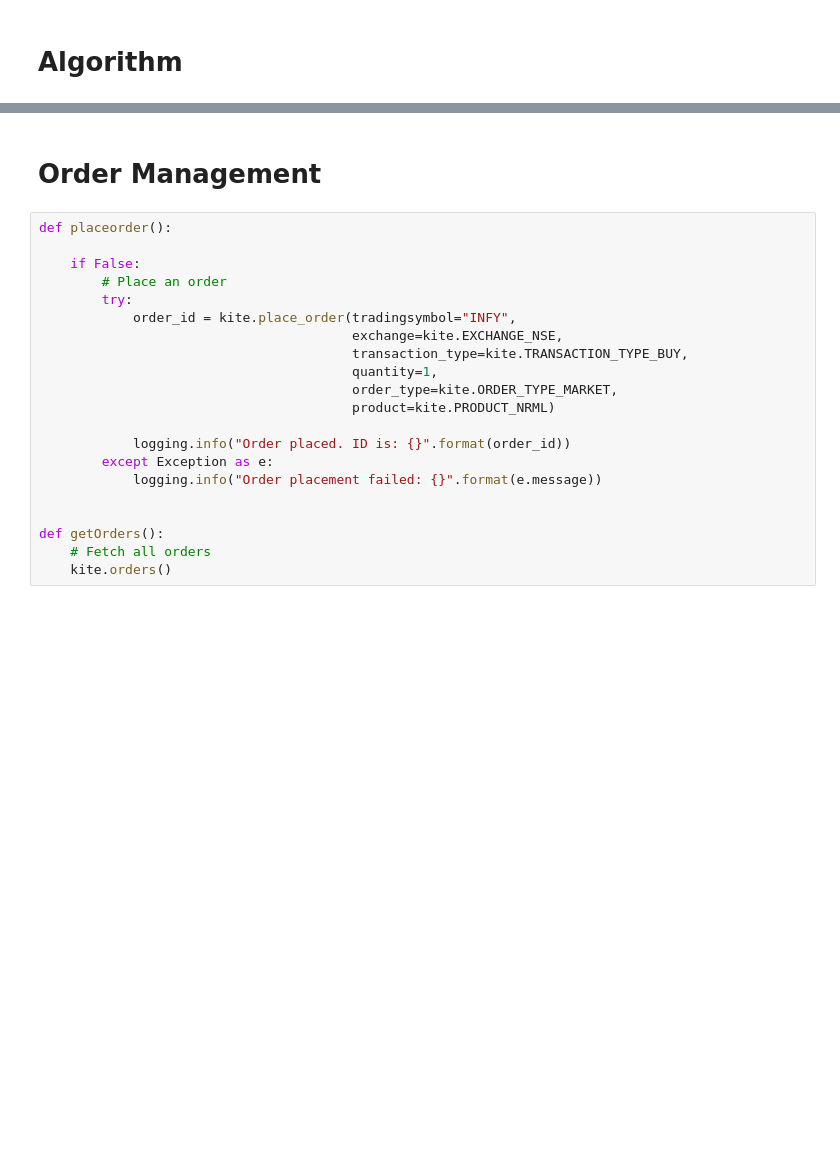
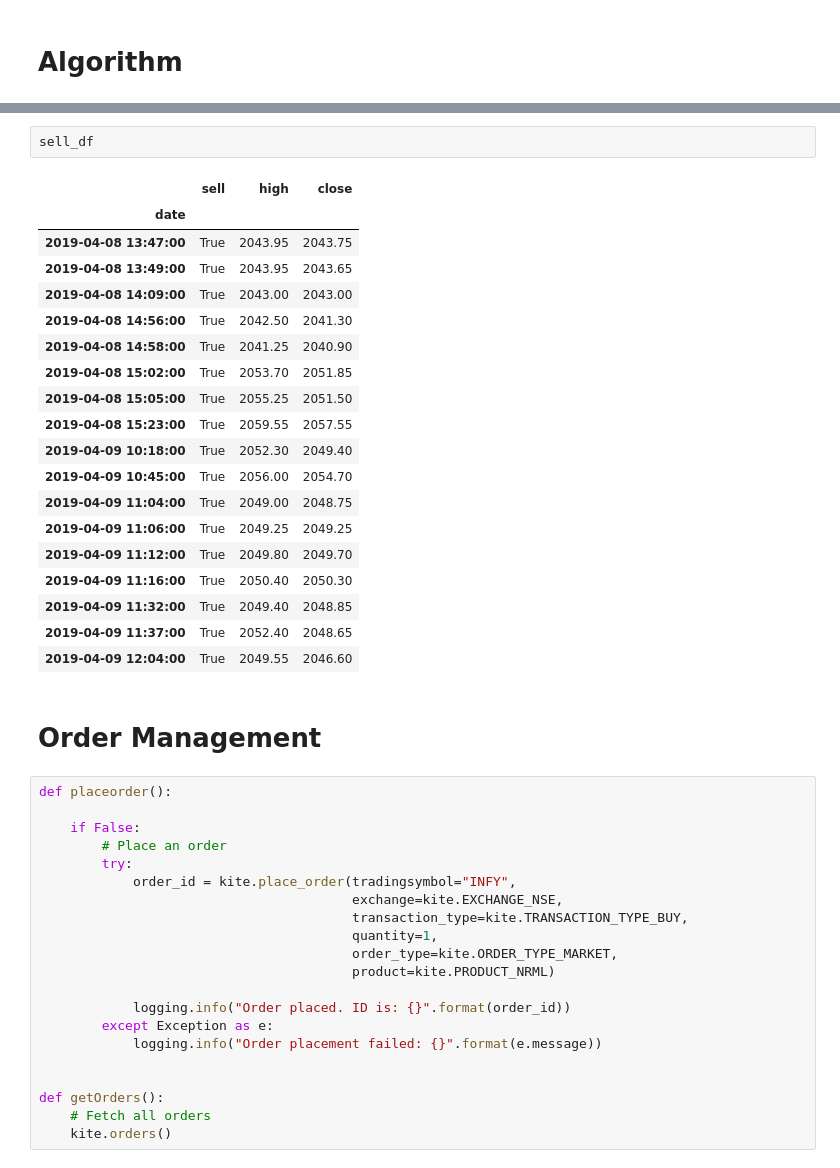
Before and after one commit to suhansaha/freedom, a Jupyter notebook: KiteConnect.ipynb, the cells around one changed output, grey strips where cells are left out. Cells and saved outputs as stored; diff of their text form; blank space fills up the shorter version.

```diff
--- a/KiteConnect.ipynb
+++ b/KiteConnect.ipynb
@@ -349,3 +425,25 @@ This is the format of your plot grid:
+# %%
+sell_df
+# %% [output]
+|  | sell | high | close |
+| date |  |  |  |
+| 2019-04-08 13:47:00 | True | 2043.95 | 2043.75 |
+| 2019-04-08 13:49:00 | True | 2043.95 | 2043.65 |
+| 2019-04-08 14:09:00 | True | 2043.00 | 2043.00 |
+| 2019-04-08 14:56:00 | True | 2042.50 | 2041.30 |
+| 2019-04-08 14:58:00 | True | 2041.25 | 2040.90 |
+| 2019-04-08 15:02:00 | True | 2053.70 | 2051.85 |
+| 2019-04-08 15:05:00 | True | 2055.25 | 2051.50 |
+| 2019-04-08 15:23:00 | True | 2059.55 | 2057.55 |
+| 2019-04-09 10:18:00 | True | 2052.30 | 2049.40 |
+| 2019-04-09 10:45:00 | True | 2056.00 | 2054.70 |
+| 2019-04-09 11:04:00 | True | 2049.00 | 2048.75 |
+| 2019-04-09 11:06:00 | True | 2049.25 | 2049.25 |
+| 2019-04-09 11:12:00 | True | 2049.80 | 2049.70 |
+| 2019-04-09 11:16:00 | True | 2050.40 | 2050.30 |
+| 2019-04-09 11:32:00 | True | 2049.40 | 2048.85 |
+| 2019-04-09 11:37:00 | True | 2052.40 | 2048.65 |
+| 2019-04-09 12:04:00 | True | 2049.55 | 2046.60 |
 # %% [markdown]
 # Order Management
 # %%
```
Also changed, not shown: parts of 31 cells of this notebook.
